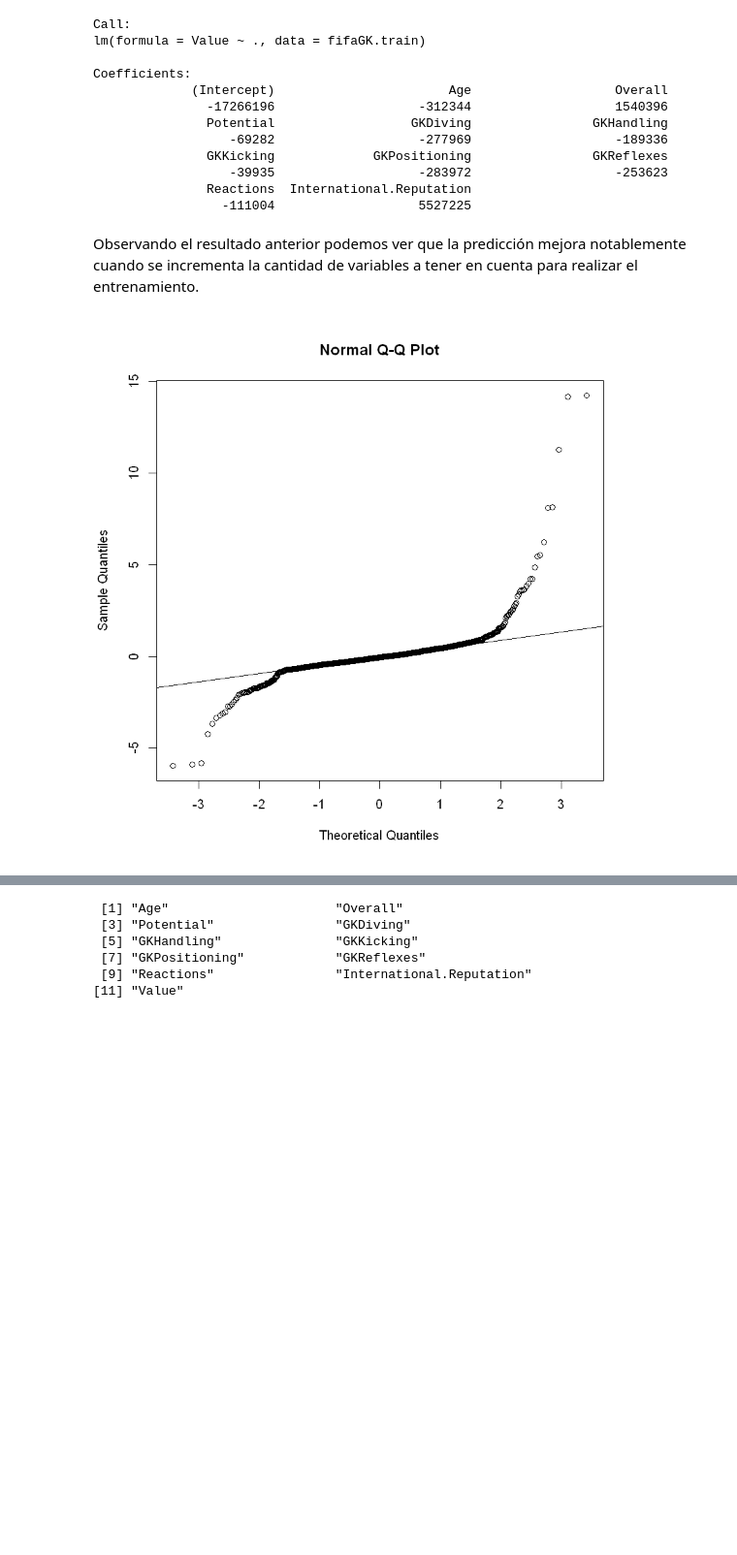
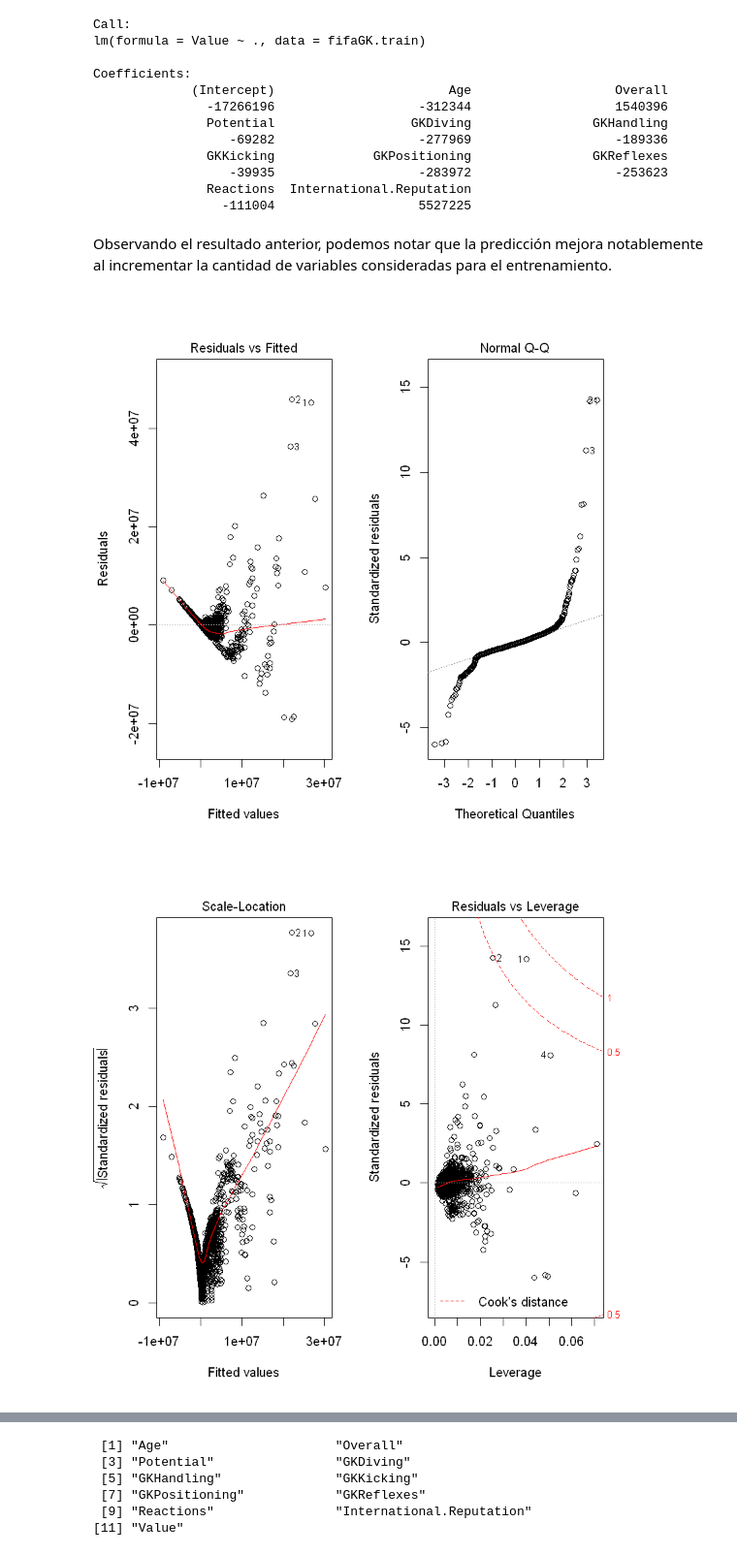
Before and after one commit to LauraRodriguezCanova/MachineLearning, a Jupyter notebook: TallerMachineLearning_DevIT.ipynb, the cells around one changed output, grey strips where cells are left out. Shown at 97% size. Cells and saved outputs as stored; diff of their text form; code cells hidden in the pictures; blank space fills up the shorter version.

Commit message:
texto para justificaciones, dibujo de un arbol, gráficas modelo regresión lineal

```diff
--- a/TallerMachineLearning_DevIT.ipynb
+++ b/TallerMachineLearning_DevIT.ipynb
@@ -741,11 +876,11 @@ Coefficients:
                Reactions  International.Reputation
                  -111004                   5527225
 # %% [markdown]
-Observando el resultado anterior podemos ver que la predicción mejora notablemente cuando se incrementa la cantidad de variables a tener en cuenta para realizar el entrenamiento.
+Observando el resultado anterior, podemos notar que la predicción mejora notablemente al incrementar la cantidad de variables consideradas para el entrenamiento.
 # %%
 #Diagnóstico del Modelo
-residuos_fifaGK_All <- rstandard(regresor_fifaGK_All)
-qqnorm(residuos_fifaGK_All)
-qqline(residuos_fifaGK_All)
+par(mfrow = c(1,2))
+plot(regresor_fifaGK_All)
 # %% [output]
-[figure, old version]
+[figure, new version]
+[figure, added]
```
Also changed, not shown: parts of 165 cells of this notebook.
